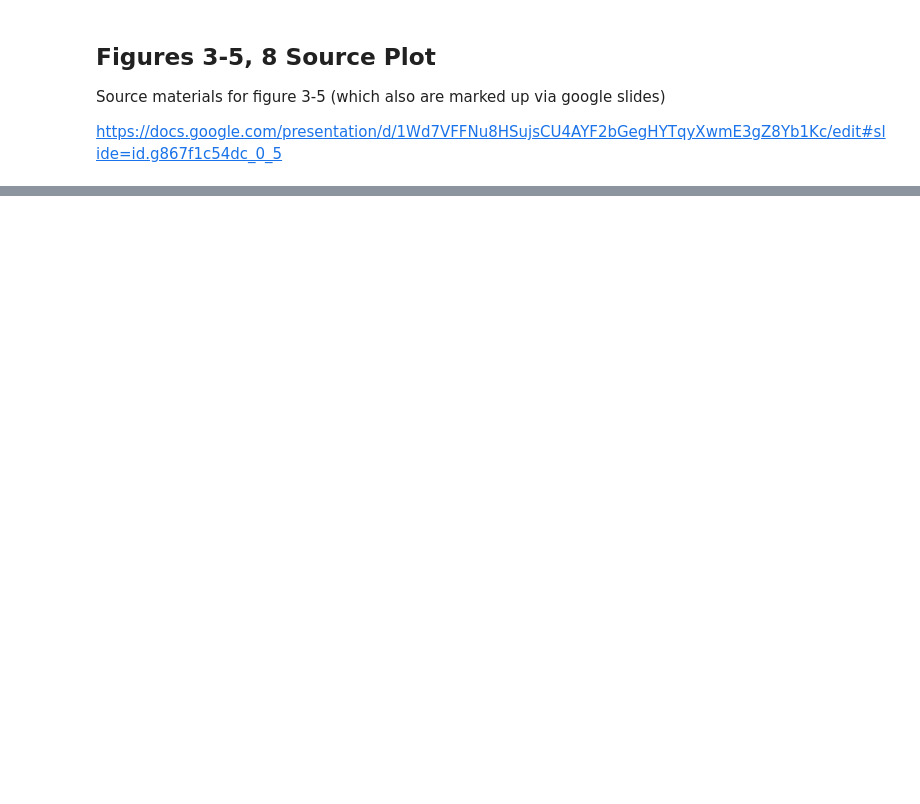
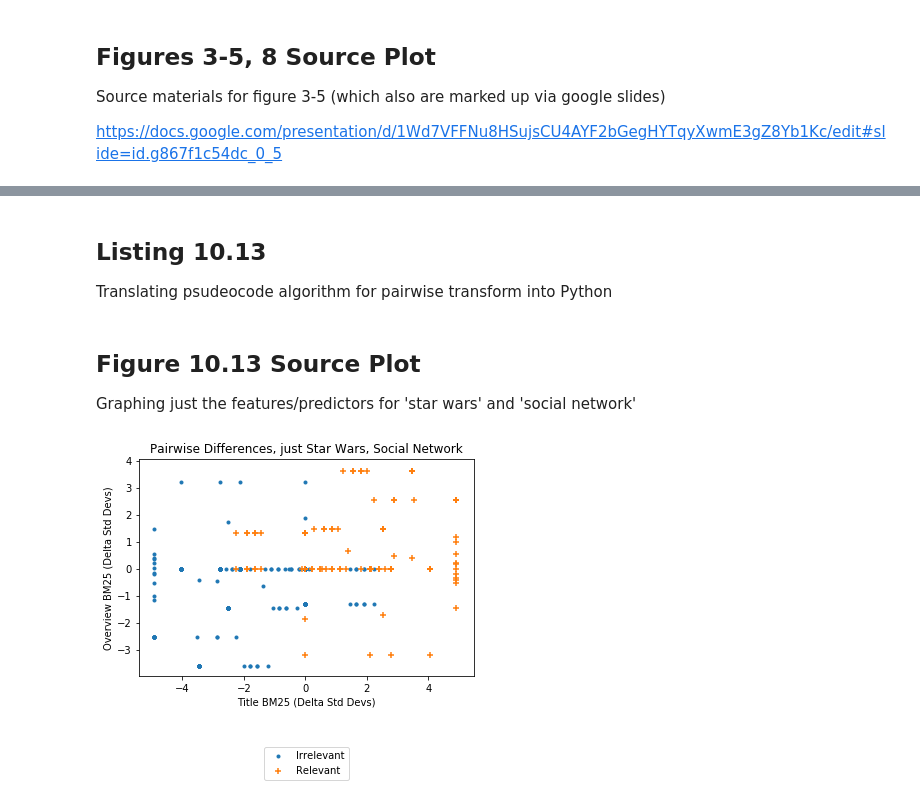
Before and after one commit to ashish-surana/hello-ltr, a Jupyter notebook: notebooks/solr/tmdb/ai-pow-ch-10-2.ipynb, the cells around one changed output, grey strips where cells are left out. Cells and saved outputs as stored; diff of their text form; code cells hidden in the pictures; blank space fills up the shorter version.

```diff
--- a/notebooks/solr/tmdb/ai-pow-ch-10-2.ipynb
+++ b/notebooks/solr/tmdb/ai-pow-ch-10-2.ipynb
@@ -635,0 +475,52 @@ Pairwise Transform
+# %% [markdown]
+## Listing 10.13
+
+Translating psudeocode algorithm for pairwise transform into Python
+# %%
+import numpy as np
+from ltr.judgments import judgments_from_file, judgments_to_nparray
+
+def pairwise_transform(normed_judgments):
+
+    from itertools import groupby
+    ungrouped_predictors = []
+    ungrouped_features = []
+    for qid, query_judgments in groupby(normed_judgments, key=lambda j: j.qid):
+
+        judg_list_copy_1 = list(query_judgments)
+        judg_list_copy_2 = list(judg_list_copy_1)
+
+        for judgment1 in judg_list_copy_1:
+            for judgment2 in judg_list_copy_2:
+                assert judg_list_copy_1 == judg_list_copy_2
+                if judgment1.grade > judgment2.grade:
+                    ungrouped_predictors.append(+1)
+                    ungrouped_features.append(
+                        np.array(judgment1.features) - np.array(judgment2.features)
+                    )
+                elif judgment1.grade < judgment2.grade:
+                    ungrouped_predictors.append(-1)
+                    ungrouped_features.append(
+                        np.array(judgment1.features) - np.array(judgment2.features)
+                    )
+
+    return np.array(ungrouped_features), np.array(ungrouped_predictors)
+
+features, predictors = pairwise_transform(normed_judgments)
+# %% [markdown]
+## Figure 10.13 Source Plot
+
+Graphing just the features/predictors for 'star wars' and 'social network'
+# %%
+just_star_wars_social_network = []
+for j in normed_judgments:
+    if j.qid == 11 or j.qid == 40:
+        just_star_wars_social_network.append(j)
+
+features, predictors = pairwise_transform(just_star_wars_social_network)
+plot_ungrouped(features, predictors,
+               xlabel="Title BM25 (Delta Std Devs)",
+               ylabel="Overview BM25 (Delta Std Devs)",
+               title="Pairwise Differences, just Star Wars, Social Network")
+# %% [output]
+[figure, added]
```
Also changed, not shown: parts of 43 cells of this notebook.
